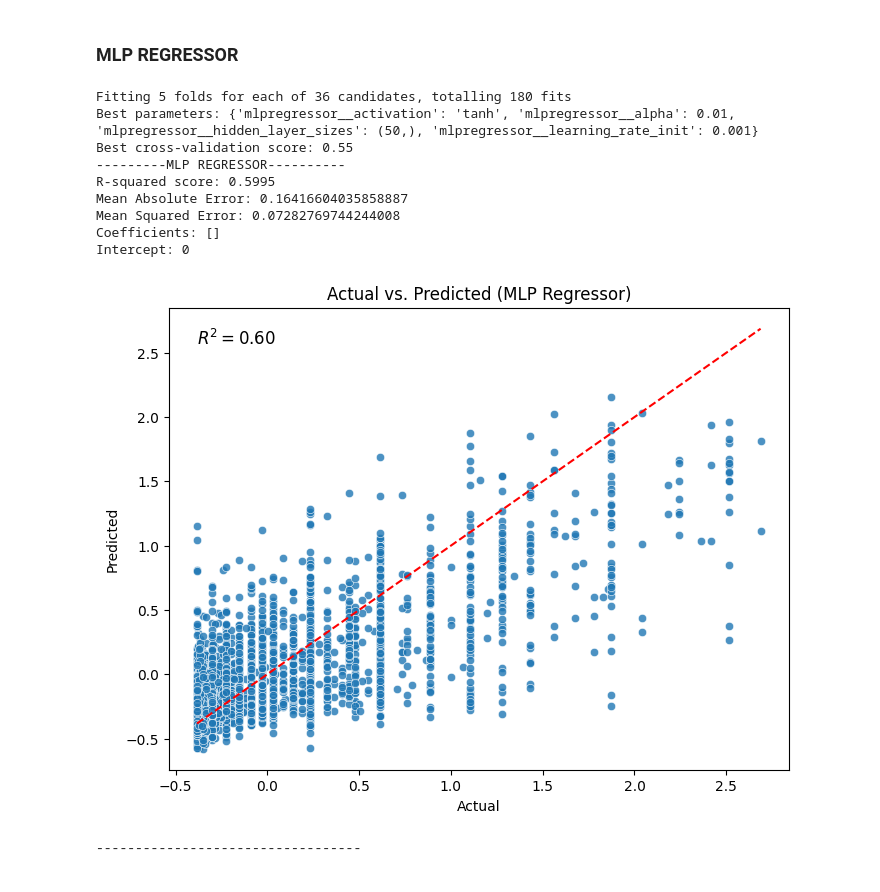
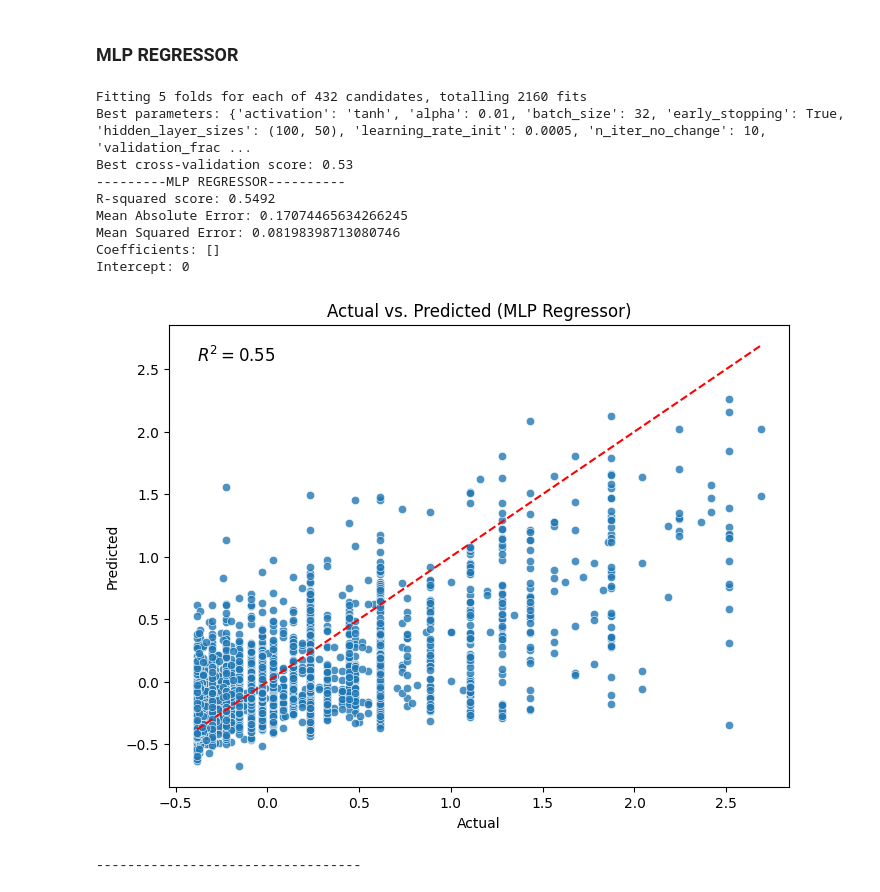
Before and after one commit to mauriliotbs/torontofireincidents, a Jupyter notebook: src/modeling/main_nopipeline.ipynb, the cells around one changed output. Cells and saved outputs as stored; diff of their text form; code cells hidden in the pictures.

Commit message:
Corrected Huber and MLP codes to remove pipeline (StdScaler)

```diff
--- a/src/modeling/main_nopipeline.ipynb
+++ b/src/modeling/main_nopipeline.ipynb
@@ -660,66 +613,55 @@ Intercept: 0
 # %%
 from sklearn.neural_network import MLPRegressor
 from sklearn.model_selection import GridSearchCV
-from sklearn.preprocessing import StandardScaler
-from sklearn.pipeline import make_pipeline
 from sklearn.metrics import mean_absolute_error, mean_squared_error, r2_score
 import matplotlib.pyplot as plt
 import seaborn as sns
 
-# Pipeline setup with scaler and MLPRegressor
-pipeline = make_pipeline(StandardScaler(), MLPRegressor(random_state=12))
+mlp = MLPRegressor(random_state=12)
 
-# Parameter grid for GridSearchCV
+# MLP Regressor with GridSearchCV
 param_grid = {
-    'mlpregressor__hidden_layer_sizes': [(50,), (100,), (50, 50)],
-    'mlpregressor__activation': ['relu', 'tanh'],
-    'mlpregressor__alpha': [0.0001, 0.001, 0.01],
-    'mlpregressor__learning_rate_init': [0.001, 0.01]
+    'hidden_layer_sizes': [(100,), (50, 50), (100, 50), (50, 50, 50)],
+    'activation': ['relu', 'tanh'],
+    'alpha': [0.005, 0.01, 0.02],
+    'learning_rate_init': [0.0005, 0.001, 0.005],
+    'batch_size': [32, 64, 128],
+    'early_stopping': [True],  # Early stopping enabled
+    'validation_fraction': [0.1, 0.2],  # Different sizes of validation fraction
+    'n_iter_no_change': [10]  # Number of iterations with no improvement
 }
 
-# GridSearchCV initialization
-grid_search = GridSearchCV(pipeline, param_grid, cv=5, verbose=1, n_jobs=-1)
+grid_search = GridSearchCV(mlp, param_grid, cv=5, verbose=1, n_jobs=-1)
 grid_search.fit(X_train, y_train)
 
 # Best model parameters from GridSearchCV
 print("Best parameters:", grid_search.best_params_)
 print("Best cross-validation score: {:.2f}".format(grid_search.best_score_))
 
-# Fit the best model from the grid search
+# Using best parameters to fit MLPRegressor
 mlp_best = grid_search.best_estimator_
 mlp_best.fit(X_train, y_train)
 y_pred_mlp = mlp_best.predict(X_test)
 
-# Get results using helper function
+# Store best scores
 r2_mlp = mlp_best.score(X_test, y_test)
 mae_mlp = mean_absolute_error(y_test, y_pred_mlp)
 mse_mlp = mean_squared_error(y_test, y_pred_mlp)
 
+# Get results using helper function
 print("---------MLP REGRESSOR----------")
 print_results(r2_mlp, mae_mlp, mse_mlp, [], 0)
-
-# Function to plot regression results
-def plotRegression(y_test, y_pred, r2, modelName=None):
-    plt.figure(figsize=(8, 6))
-    sns.scatterplot(x=y_test, y=y_pred, alpha=0.8)
-    plt.plot([y_test.min(), y_test.max()], [y_test.min(), y_test.max()], linestyle='--', color='red')
-    plt.title(f'Actual vs. Predicted ({modelName})')
-    plt.xlabel('Actual')
-    plt.ylabel('Predicted')
-    plt.text(y_test.min(), y_test.max(), f'$R^2 = {r2:.2f}$', fontsize=12, verticalalignment='top')
-    plt.show()
-
-plotRegression(y_test, y_pred_mlp, r2_mlp, 'MLP Regressor')
+plotRegression(y_pred_mlp, r2_mlp, 'MLP Regressor')
 print("----------------------------------")
 # %% [output]
-Fitting 5 folds for each of 36 candidates, totalling 180 fits
-Best parameters: {'mlpregressor__activation': 'tanh', 'mlpregressor__alpha': 0.01, 'mlpregressor__hidden_layer_sizes': (50,), 'mlpregressor__learning_rate_init': 0.001}
-Best cross-validation score: 0.55
+Fitting 5 folds for each of 432 candidates, totalling 2160 fits
+Best parameters: {'activation': 'tanh', 'alpha': 0.01, 'batch_size': 32, 'early_stopping': True, 'hidden_layer_sizes': (100, 50), 'learning_rate_init': 0.0005, 'n_iter_no_change': 10, 'validation_frac ...
+Best cross-validation score: 0.53
 ---------MLP REGRESSOR----------
-R-squared score: 0.5995
-Mean Absolute Error: 0.16416604035858887
-Mean Squared Error: 0.07282769744244008
+R-squared score: 0.5492
+Mean Absolute Error: 0.17074465634266245
+Mean Squared Error: 0.08198398713080746
 Coefficients: []
 Intercept: 0
-[figure, old version]
+[figure, new version]
 ----------------------------------
```
Also changed, not shown: parts of 12 cells of this notebook.
